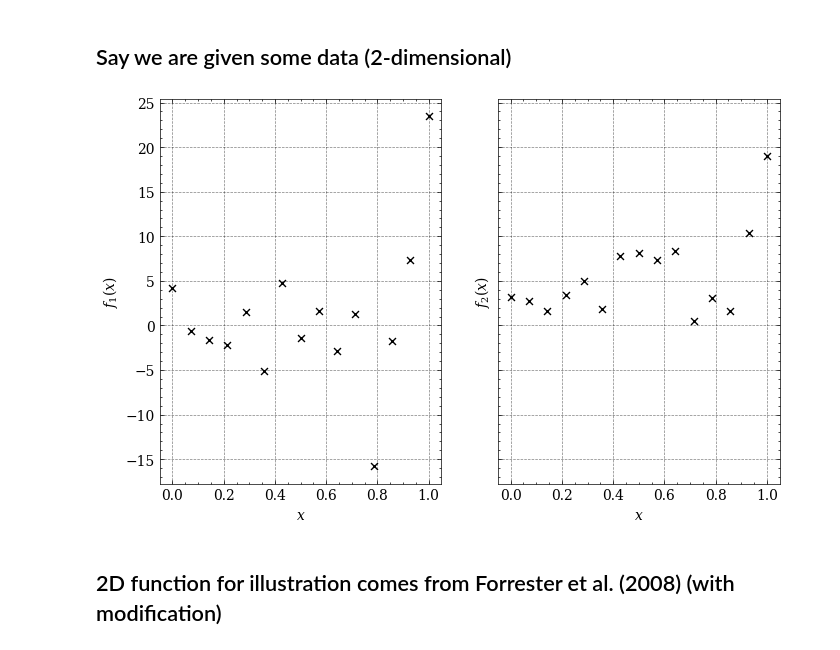
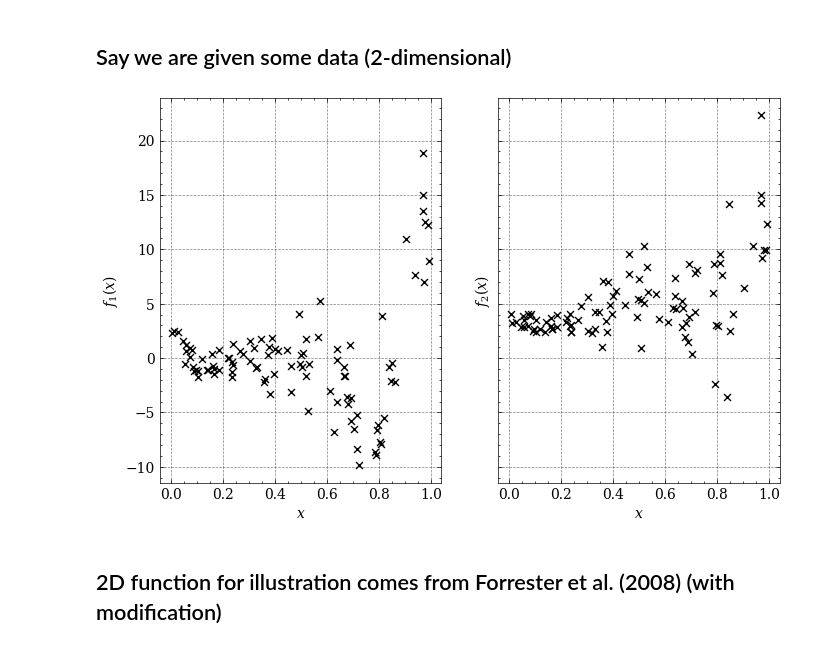
Before and after one commit to mosesyhc/LCGP, a Jupyter notebook: code/gpVIIP/VIGP.ipynb, the cells around one changed output. Saved outputs shown, nothing was run; the diff lists cells and outputs as text; code cells hidden in the pictures.

```diff
--- a/code/gpVIIP/VIGP.ipynb
+++ b/code/gpVIIP/VIGP.ipynb
@@ -20,29 +20,26 @@ making sure I know where I am.. C:\Users\moses\Desktop\git\binary-hd-emulator\co
 ## Say we are given some data (2-dimensional)
 # %%
 # Set my noise level
-noise = 3
+noise = 2
 # %%
-n = 15
-# x = np.random.uniform(0, 1, n)
-x = np.linspace(0, 1, n)
-
-np.random.seed(1)
-torch.manual_seed(1)
+n = 100
+x = np.random.uniform(0, 1, n)
+# x = np.linspace(0, 1, n)
 
 f = forrester2008(x, noisy=True, noiseconst=noise)
 
 x = torch.tensor(x).unsqueeze(1)
 f = torch.tensor(f)
 
 fig, ax = plt.subplots(1, 2, figsize=(8, 5), sharey=True)
 for j in [0, 1]:
 #     ax[j].plot(x0, f0[j], lw=2, alpha=0.2, color='gray')
     ax[j].scatter(x, f[j], marker='x', color='k', s=25, label=noise)
     ax[j].set_ylabel('$f_{:d}(x)$'.format(j+1))
     ax[j].set_xlabel('$x$')
 # plt.legend(title='noise multiplier')
 # %% [output]
-[figure, old version]
+[figure, new version]
 # %% [markdown]
 ## 2D function for illustration comes from Forrester et al. (2008) (with modification)
 # %%
```
Also changed, not shown: parts of 7 cells of this notebook, 3 other files.
